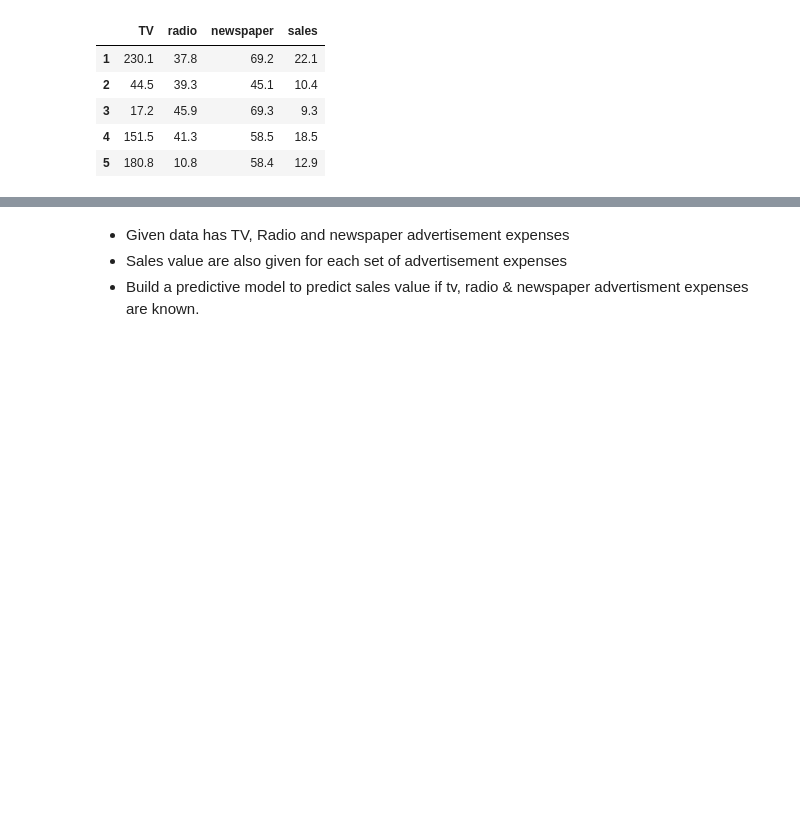
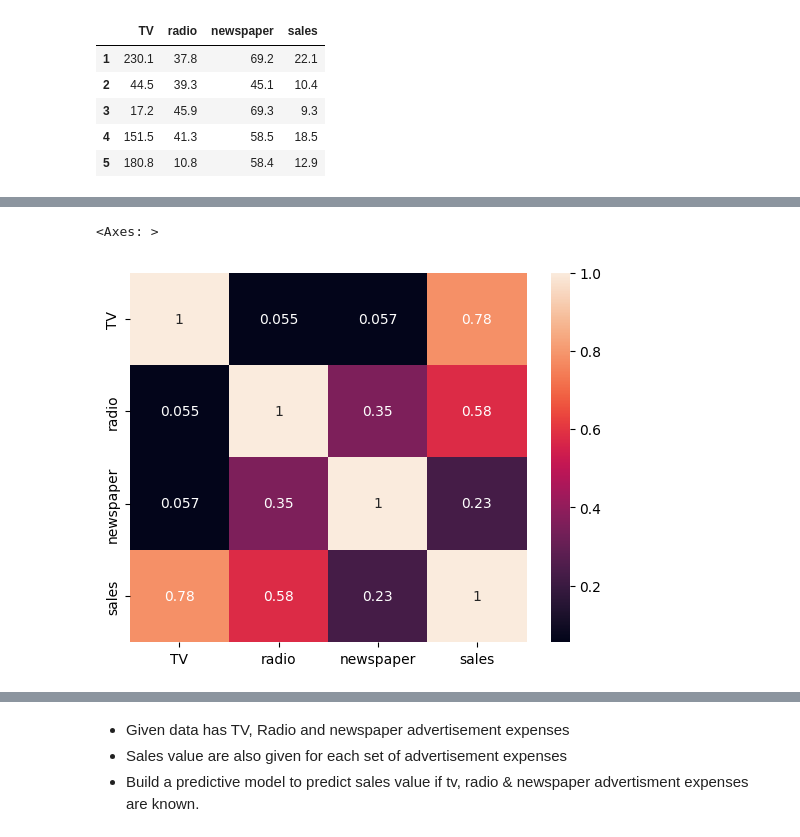
Before and after one commit to bipulshahi/theknowledgeacdemy, a Jupyter notebook: predictive_analysis/tka_predictiveAnalysis_3.ipynb, the cells around one changed output, grey strips where cells are left out. Saved outputs shown, nothing was run; the diff lists cells and outputs as text; code cells hidden in the pictures; blank space fills up the shorter version.

```diff
--- a/predictive_analysis/tka_predictiveAnalysis_3.ipynb
+++ b/predictive_analysis/tka_predictiveAnalysis_3.ipynb
@@ -132,0 +141,6 @@ df.head()
+# %%
+import seaborn as sns
+sns.heatmap(df.corr() , annot=True)
+# %% [output]
+<Axes: >
+[figure, added]
```
Also changed, not shown: parts of 13 cells of this notebook, 2 other files.
